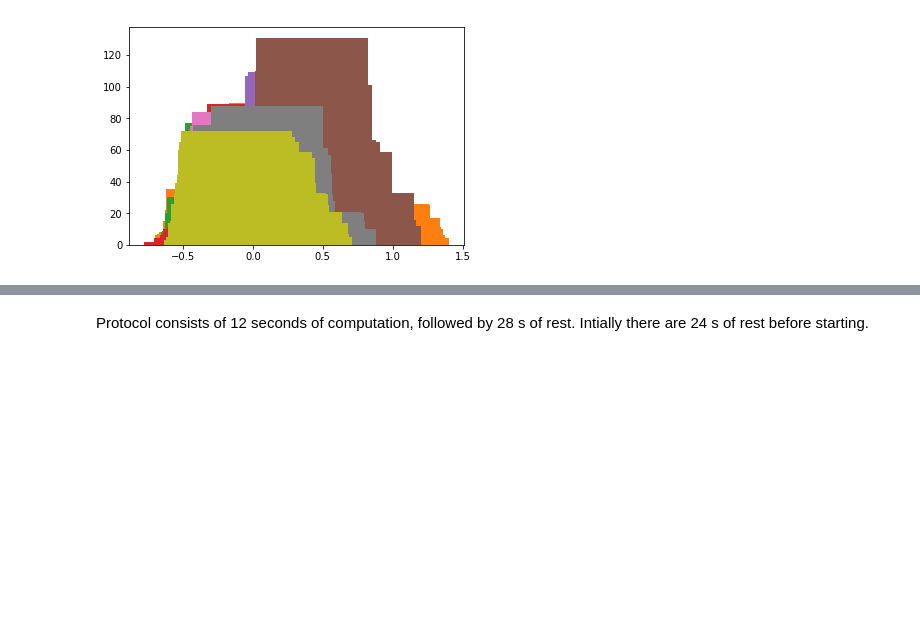
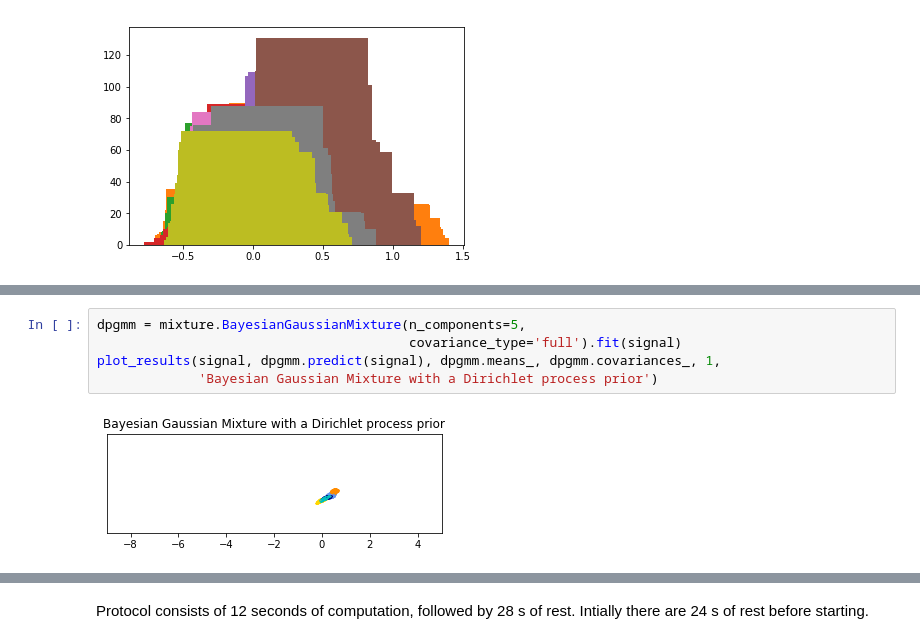
Before and after one commit to g-torr/data-driven, a Jupyter notebook: oxy.ipynb, the cells around one changed output, grey strips where cells are left out. Saved outputs shown, nothing was run; the diff lists cells and outputs as text; blank space fills up the shorter version.

```diff
--- a/oxy.ipynb
+++ b/oxy.ipynb
@@ -111,0 +159,7 @@ hist(signal[:,0],bins=500)
+# %%
+dpgmm = mixture.BayesianGaussianMixture(n_components=5,
+                                        covariance_type='full').fit(signal)
+plot_results(signal, dpgmm.predict(signal), dpgmm.means_, dpgmm.covariances_, 1,
+             'Bayesian Gaussian Mixture with a Dirichlet process prior')
+# %% [output]
+[figure, added]
```
Also changed, not shown: parts of 8 cells of this notebook, 1 other file.
